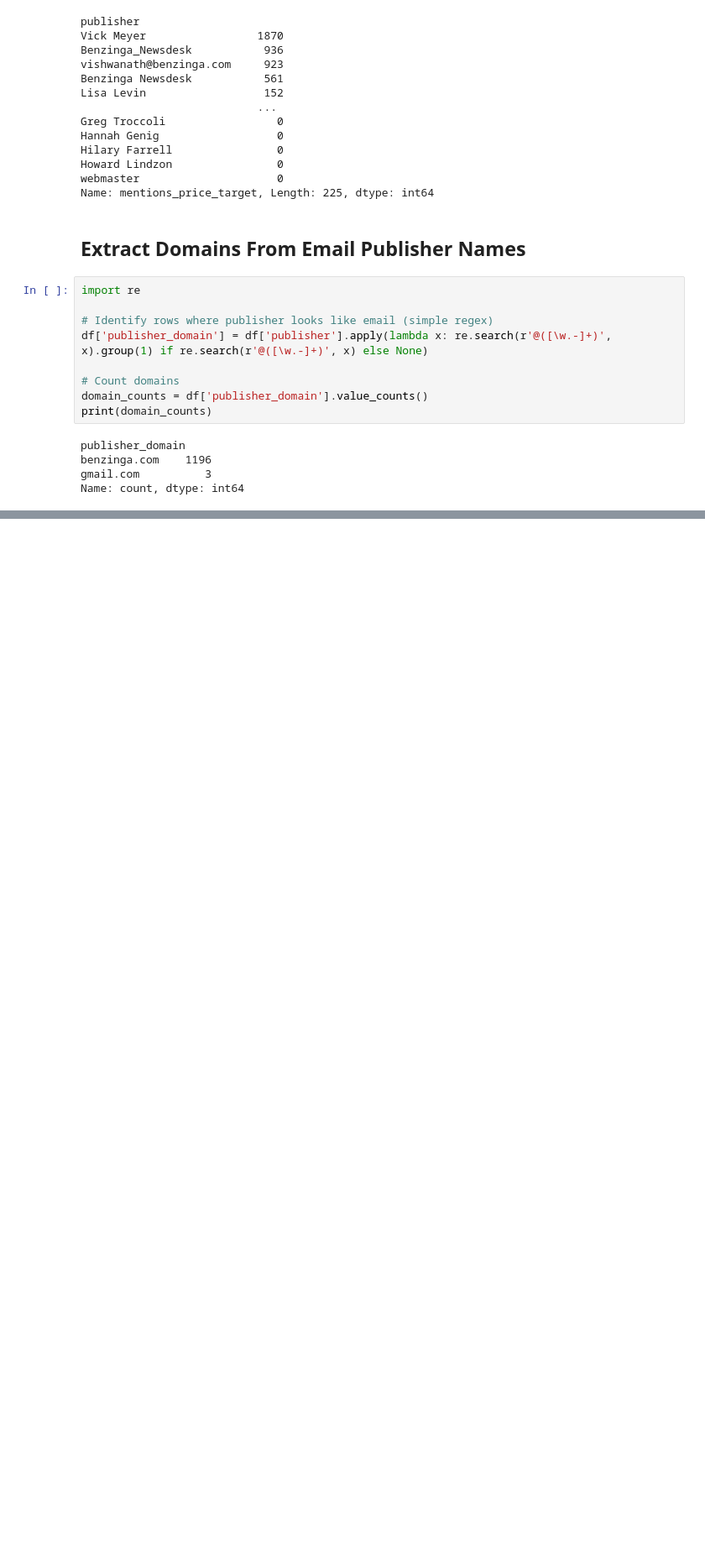
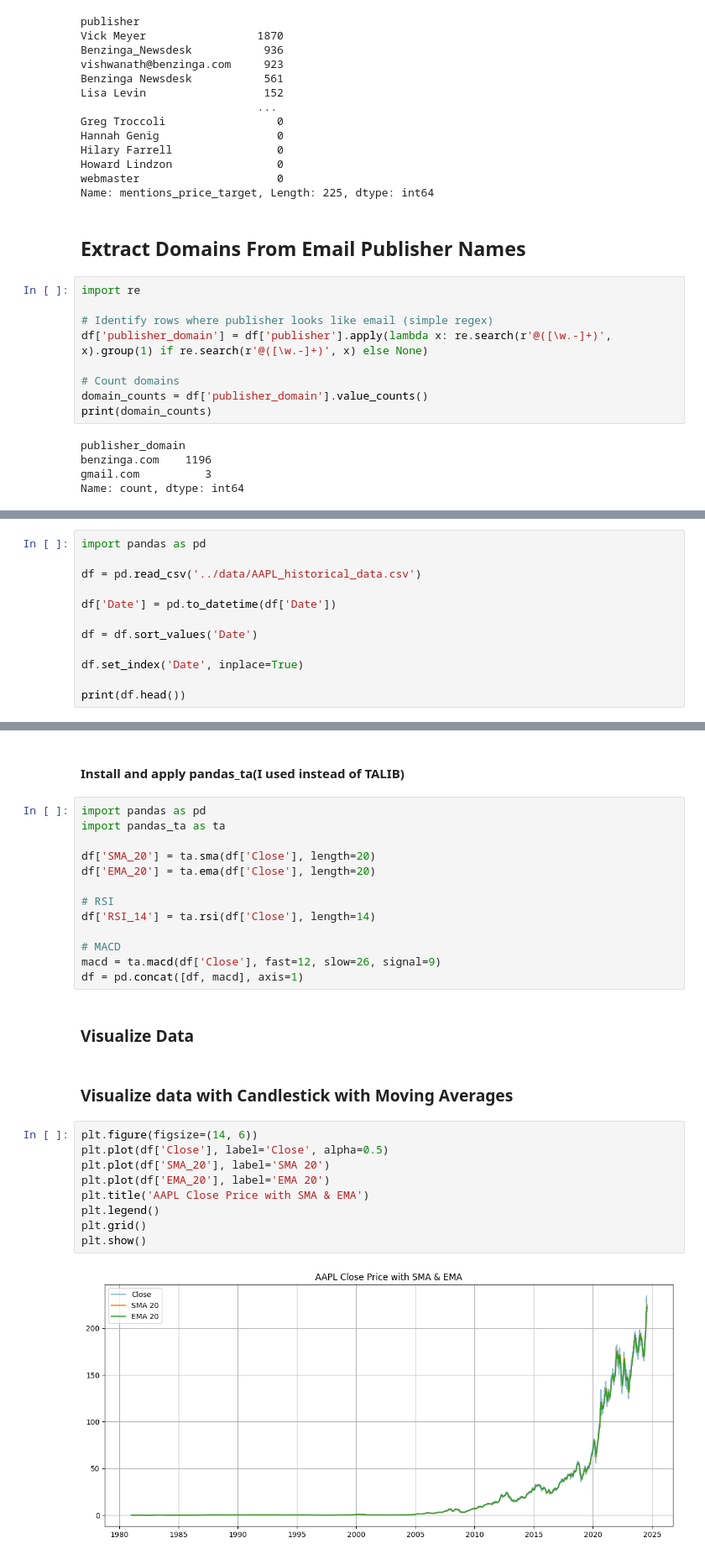
Before and after one commit to befkir/Financial-news-and-stock-analysis, a Jupyter notebook: notebooks/eda_analysis.ipynb, the cells around one changed output, grey strips where cells are left out. Shown at 84% size. Cells and saved outputs as stored; diff of their text form; blank space fills up the shorter version.

```diff
--- a/notebooks/eda_analysis.ipynb
+++ b/notebooks/eda_analysis.ipynb
@@ -232,0 +239,12 @@ Name: count, dtype: int64
+# %%
+import pandas as pd
+
+df = pd.read_csv('../data/AAPL_historical_data.csv')
+
+df['Date'] = pd.to_datetime(df['Date'])
+
+df = df.sort_values('Date')
+
+df.set_index('Date', inplace=True)
+
+print(df.head())
@@ -232,0 +267,30 @@ Name: count, dtype: int64
+# %% [markdown]
+#### Install and apply pandas_ta(I used instead of TALIB)
+# %%
+import pandas as pd
+import pandas_ta as ta
+
+df['SMA_20'] = ta.sma(df['Close'], length=20)
+df['EMA_20'] = ta.ema(df['Close'], length=20)
+
+# RSI
+df['RSI_14'] = ta.rsi(df['Close'], length=14)
+
+# MACD
+macd = ta.macd(df['Close'], fast=12, slow=26, signal=9)
+df = pd.concat([df, macd], axis=1)
+# %% [markdown]
+### Visualize Data
+# %% [markdown]
+### Visualize data with Candlestick with Moving Averages
+# %%
+plt.figure(figsize=(14, 6))
+plt.plot(df['Close'], label='Close', alpha=0.5)
+plt.plot(df['SMA_20'], label='SMA 20')
+plt.plot(df['EMA_20'], label='EMA 20')
+plt.title('AAPL Close Price with SMA & EMA')
+plt.legend()
+plt.grid()
+plt.show()
+# %% [output]
+[figure, added]
```
Also changed, not shown: parts of 14 cells of this notebook.
